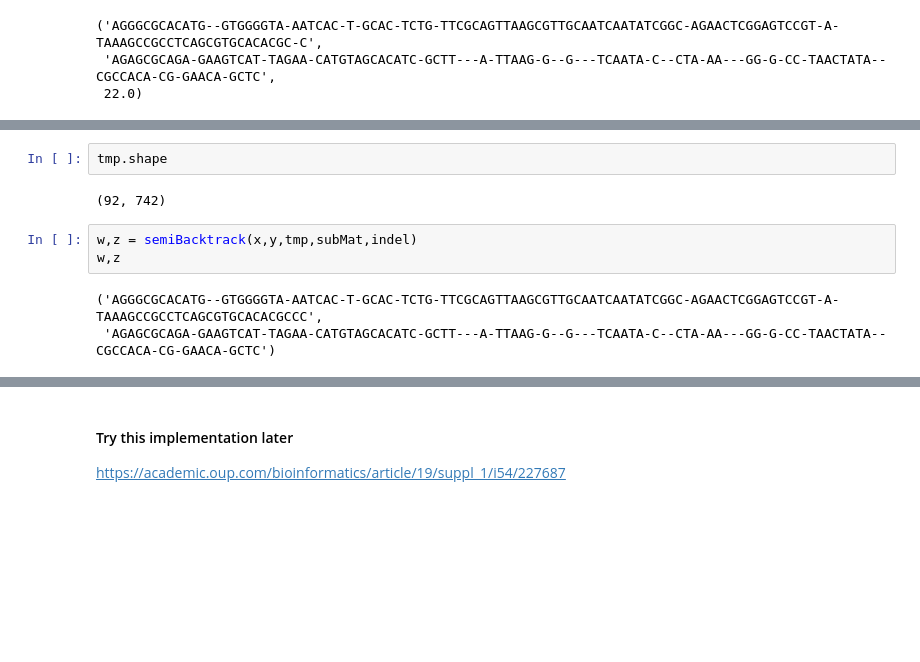
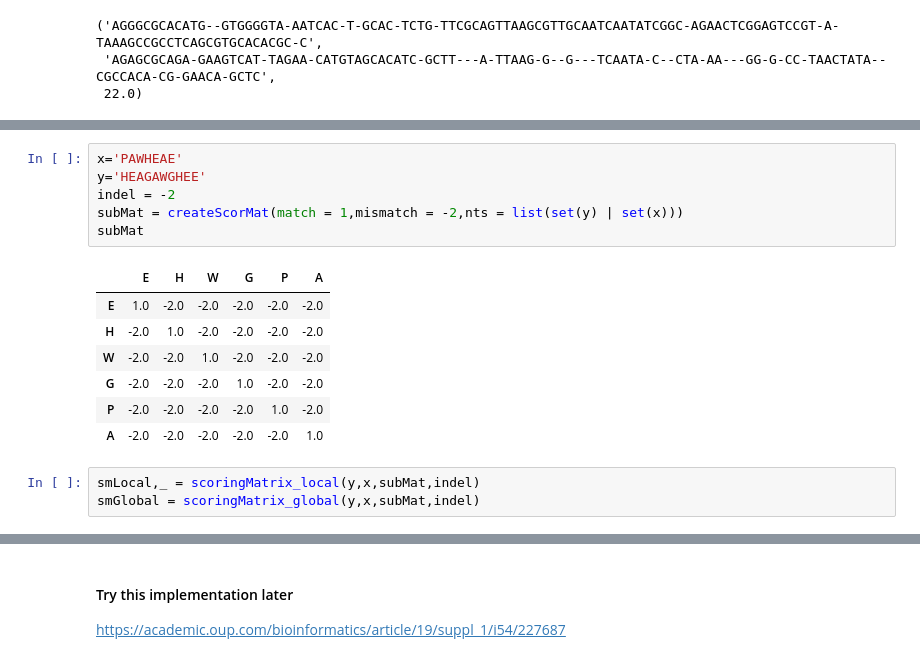
Before and after one commit to rodriguezmDNA/bioinformaticsAlgorithms, a Jupyter notebook: GlocalAlignment.ipynb, the cells around one changed output, grey strips where cells are left out. Saved outputs shown, nothing was run; the diff lists cells and outputs as text; blank space fills up the shorter version.

```diff
--- a/GlocalAlignment.ipynb
+++ b/GlocalAlignment.ipynb
@@ -322,10 +313,17 @@ array([[  0.,   0.,   0., ...,   0.,   0.,   0.],
-# %%
-tmp.shape
-# %% [output]
-(92, 742)
-# %%
-w,z = semiBacktrack(x,y,tmp,subMat,indel)
-w,z
-# %% [output]
-('AGGGCGCACATG--GTGGGGTA-AATCAC-T-GCAC-TCTG-TTCGCAGTTAAGCGTTGCAATCAATATCGGC-AGAACTCGGAGTCCGT-A-TAAAGCCGCCTCAGCGTGCACACGCCC',
- 'AGAGCGCAGA-GAAGTCAT-TAGAA-CATGTAGCACATC-GCTT---A-TTAAG-G--G---TCAATA-C--CTA-AA---GG-G-CC-TAACTATA--CGCCACA-CG-GAACA-GCTC')
+# %%
+x='PAWHEAE'
+y='HEAGAWGHEE'
+indel = -2
+subMat = createScorMat(match = 1,mismatch = -2,nts = list(set(y) | set(x)))
+subMat
+# %% [output]
+|  | E | H | W | G | P | A |
+| E | 1.0 | -2.0 | -2.0 | -2.0 | -2.0 | -2.0 |
+| H | -2.0 | 1.0 | -2.0 | -2.0 | -2.0 | -2.0 |
+| W | -2.0 | -2.0 | 1.0 | -2.0 | -2.0 | -2.0 |
+| G | -2.0 | -2.0 | -2.0 | 1.0 | -2.0 | -2.0 |
+| P | -2.0 | -2.0 | -2.0 | -2.0 | 1.0 | -2.0 |
+| A | -2.0 | -2.0 | -2.0 | -2.0 | -2.0 | 1.0 |
+# %%
+smLocal,_ = scoringMatrix_local(y,x,subMat,indel)
+smGlobal = scoringMatrix_global(y,x,subMat,indel)
```
Also changed, not shown: parts of 5 cells of this notebook.
